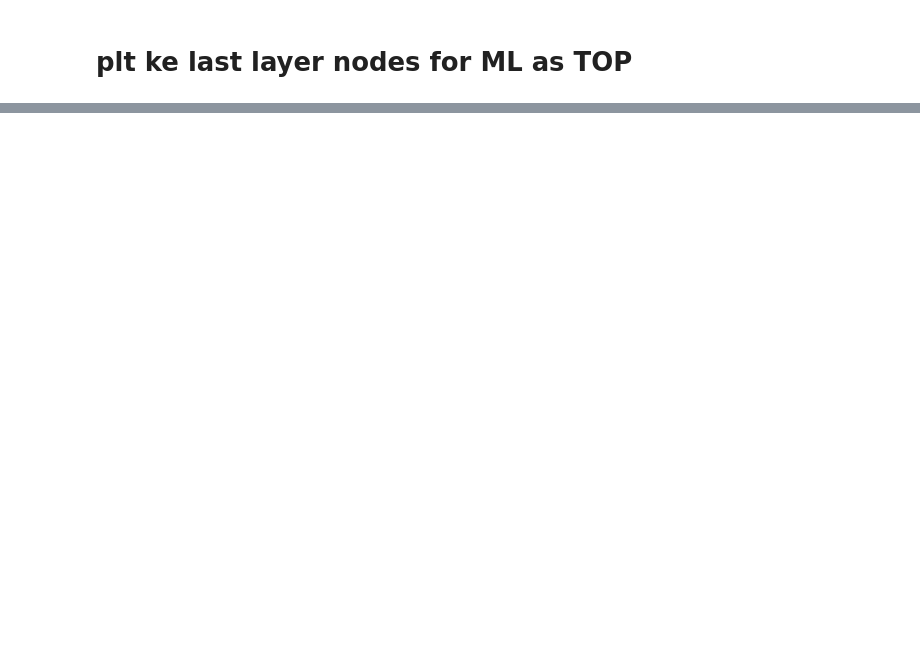
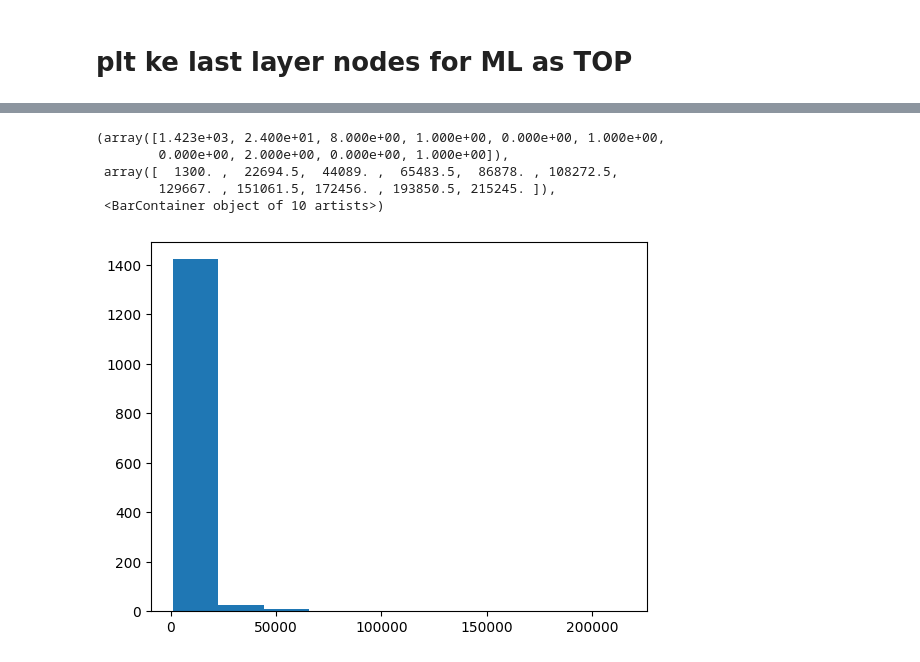
Before and after one commit to Sarvesh-Kesharwani/HouseDataPrediction_kaggle, a Jupyter notebook: Concrete_Learnings/Matplotlib.ipynb, the cells around one changed output, grey strips where cells are left out. Cells and saved outputs as stored; diff of their text form; code cells hidden in the pictures; blank space fills up the shorter version.

```diff
--- a/Concrete_Learnings/Matplotlib.ipynb
+++ b/Concrete_Learnings/Matplotlib.ipynb
@@ -75,0 +81,10 @@ print(myvar)
+# %%
+# data.info()
+plt.hist(data["LotArea"].astype(int))
+# %% [output]
+(array([1.423e+03, 2.400e+01, 8.000e+00, 1.000e+00, 0.000e+00, 1.000e+00,
+        0.000e+00, 2.000e+00, 0.000e+00, 1.000e+00]),
+ array([  1300. ,  22694.5,  44089. ,  65483.5,  86878. , 108272.5,
+        129667. , 151061.5, 172456. , 193850.5, 215245. ]),
+ <BarContainer object of 10 artists>)
+[figure, added]
```
Also changed, not shown: parts of 5 cells of this notebook, 23 other files.
